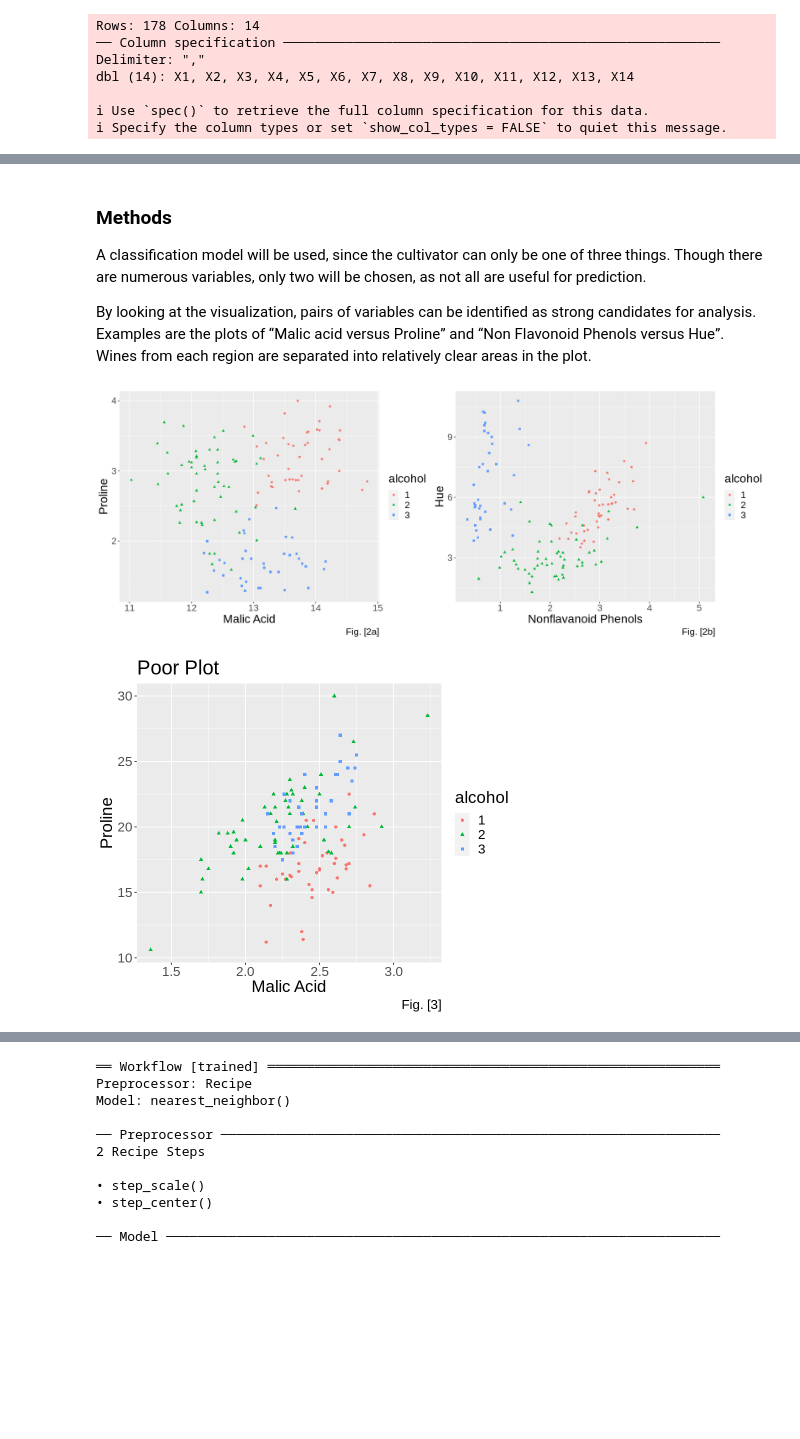
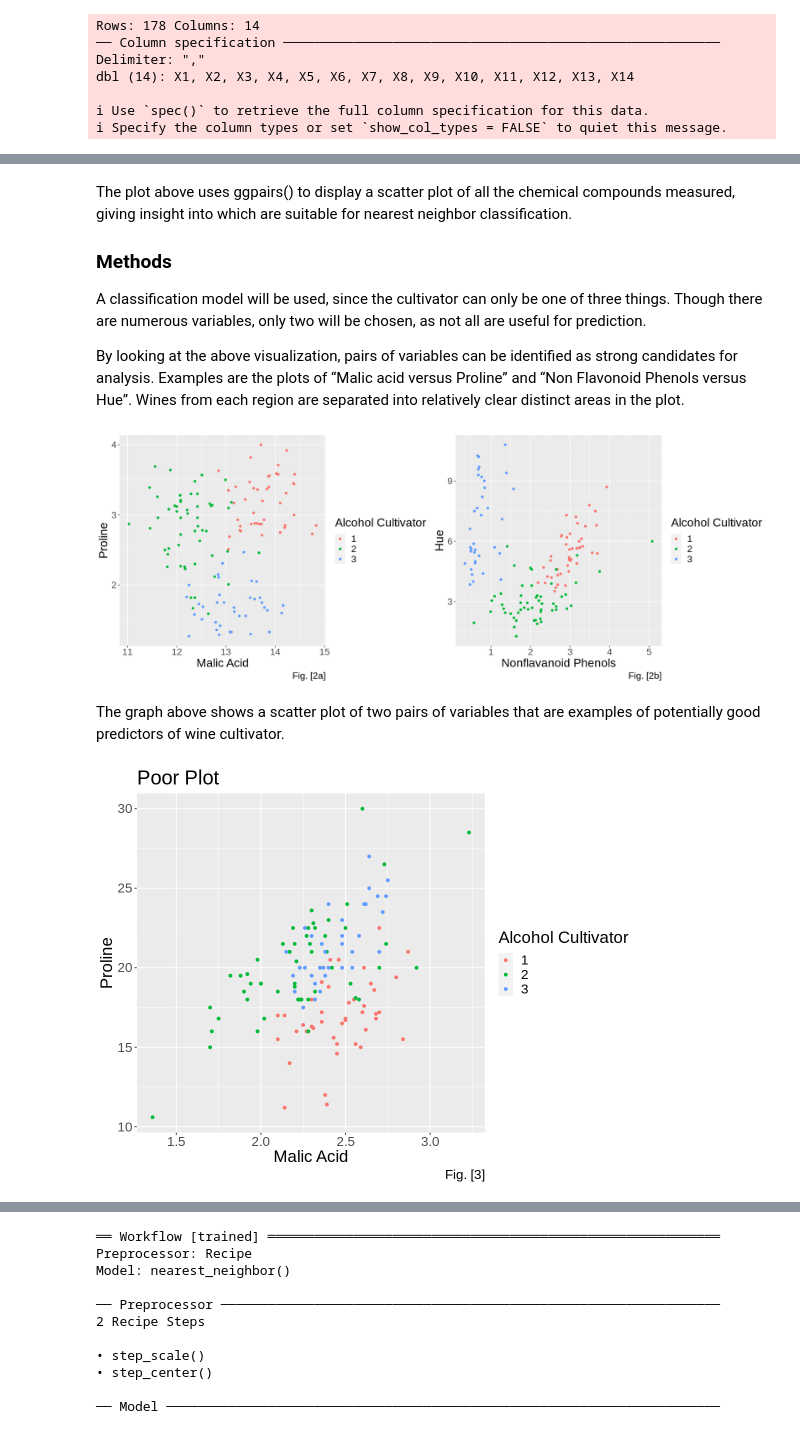
Before and after one commit to JadenMajid/dsci-100-student-grades, a Jupyter notebook: project_report.ipynb, the cells around one changed output, grey strips where cells are left out. Saved outputs shown, nothing was run; the diff lists cells and outputs as text; code cells hidden in the pictures; blank space fills up the shorter version.

Commit message:
Added table/figure numbers and captions

```diff
--- a/project_report.ipynb
+++ b/project_report.ipynb
@@ -108,36 +136,40 @@ wine_training_data |>
 # %% [markdown]
+The plot above uses ggpairs() to display a scatter plot of all the chemical compounds measured, giving insight into which are suitable for nearest neighbor classification.
+
 ### Methods
 A classification model will be used, since the cultivator can only be one of three things. Though there are numerous variables, only two will be chosen, as not all are useful for prediction.
 
-By looking at the visualization, pairs of variables can be identified as strong candidates for analysis. Examples are the plots of “Malic acid versus Proline” and “Non Flavonoid Phenols versus Hue”. Wines from each region are separated into relatively clear areas in the plot.
+By looking at the above visualization, pairs of variables can be identified as strong candidates for analysis. Examples are the plots of “Malic acid versus Proline” and “Non Flavonoid Phenols versus Hue”. Wines from each region are separated into relatively clear distinct areas in the plot.
 # %%
 options(repr.plot.width = 16, repr.plot.height = 6)
 malic_acid_proline_plot <- wine_training_data |>
-    ggplot(aes(x = malic_acid, y = proline, color = alcohol, shape = alcohol)) +
+    ggplot(aes(x = malic_acid, y = proline, color = alcohol)) +
     geom_point() +
-    labs(x = "Malic Acid", y = "Proline", caption = "Fig. [2a]") +
+    labs(x = "Malic Acid", y = "Proline", caption = "Fig. [2a]", color = "Alcohol Cultivator") +
     theme(text = element_text(size = 20))
 
 
 nonflavanoid_hue_plot <- wine_training_data |>
-    ggplot(aes(x = nonflavanoid_phenols, y = hue, color = alcohol, shape = alcohol)) +
+    ggplot(aes(x = nonflavanoid_phenols, y = hue, color = alcohol)) +
     geom_point() +
-    labs(x = "Nonflavanoid Phenols", y = "Hue", caption = "Fig. [2b]") +
+    labs(x = "Nonflavanoid Phenols", y = "Hue", caption = "Fig. [2b]", color = "Alcohol Cultivator") +
     theme(text = element_text(size = 20))
 
 
 plot_of_options <- plot_grid(malic_acid_proline_plot, nonflavanoid_hue_plot, ncol = 2)
 plot_of_options
 # %% [output]
-[figure, old version]
+[figure, new version]
+# %% [markdown]
+The graph above shows a scatter plot of two pairs of variables that are examples of potentially good predictors of wine cultivator.
 # %%
-options(repr.plot.width = 7, repr.plot.height = 6)
+options(repr.plot.width = 9, repr.plot.height = 7)
 alcalinity_magnesium_plot <- wine_training_data |>
-    ggplot(aes(x = alcalinity, y = magnesium, color = alcohol, shape = alcohol)) +
+    ggplot(aes(x = alcalinity, y = magnesium, color = alcohol)) +
     geom_point() +
-    labs(x = "Malic Acid", y = "Proline", title = "Poor Plot", caption = "Fig. [3]") +
+    labs(x = "Malic Acid", y = "Proline", title = "Poor Plot", caption = "Fig. [3]", color = "Alcohol Cultivator") +
     theme(text = element_text(size = 20))
 alcalinity_magnesium_plot
 # %% [output]
-[figure, old version]
+[figure, new version]
 # %% [markdown]
```
Also changed, not shown: parts of 21 cells of this notebook.
